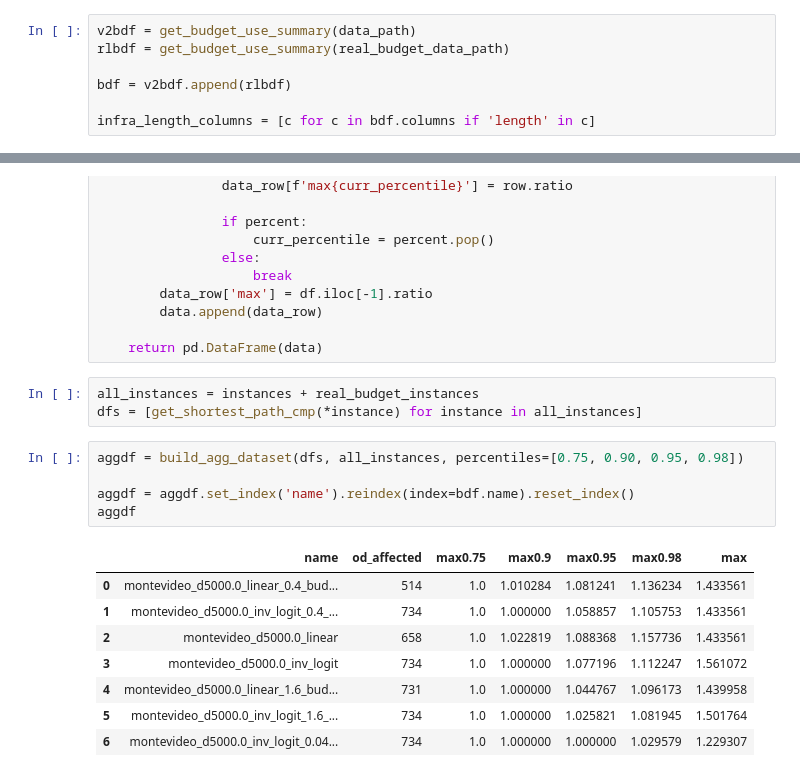
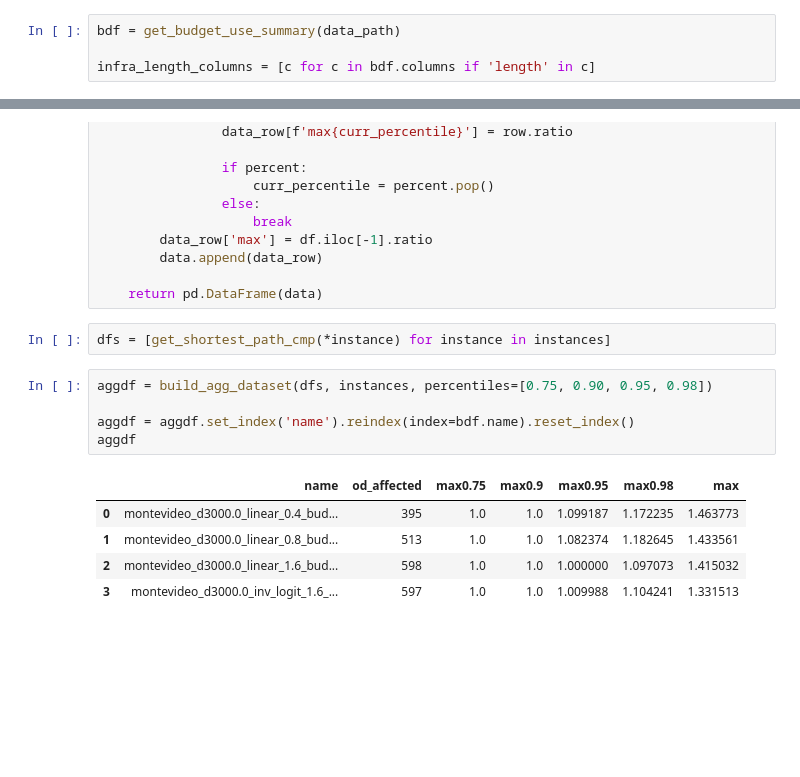
Before and after one commit to joaquinco/bicycle-network-design, a Jupyter notebook: notebooks/Montevideo.ipynb, the cells around one changed output, grey strips where cells are left out. Saved outputs shown, nothing was run; the diff lists cells and outputs as text; blank space fills up the shorter version.

```diff
--- a/notebooks/Montevideo.ipynb
+++ b/notebooks/Montevideo.ipynb
@@ -110,10 +116,7 @@ def get_budget_use_summary(data_path):
 
     return df
 # %%
-v2bdf = get_budget_use_summary(data_path)
-rlbdf = get_budget_use_summary(real_budget_data_path)
-
-bdf = v2bdf.append(rlbdf)
+bdf = get_budget_use_summary(data_path)
 
 infra_length_columns = [c for c in bdf.columns if 'length' in c]
 # %%
@@ -200,19 +200,15 @@ def build_agg_dataset(dfs, instances, percentiles=[0.75, 0.9]):
 
     return pd.DataFrame(data)
 # %%
-all_instances = instances + real_budget_instances
-dfs = [get_shortest_path_cmp(*instance) for instance in all_instances]
+dfs = [get_shortest_path_cmp(*instance) for instance in instances]
 # %%
-aggdf = build_agg_dataset(dfs, all_instances, percentiles=[0.75, 0.90, 0.95, 0.98])
+aggdf = build_agg_dataset(dfs, instances, percentiles=[0.75, 0.90, 0.95, 0.98])
 
 aggdf = aggdf.set_index('name').reindex(index=bdf.name).reset_index()
 aggdf
 # %% [output]
 |  | name | od_affected | max0.75 | max0.9 | max0.95 | max0.98 | max |
-| 0 | montevideo_d5000.0_linear_0.4_bud... | 514 | 1.0 | 1.010284 | 1.081241 | 1.136234 | 1.433561 |
-| 1 | montevideo_d5000.0_inv_logit_0.4_... | 734 | 1.0 | 1.000000 | 1.058857 | 1.105753 | 1.433561 |
-| 2 | montevideo_d5000.0_linear | 658 | 1.0 | 1.022819 | 1.088368 | 1.157736 | 1.433561 |
-| 3 | montevideo_d5000.0_inv_logit | 734 | 1.0 | 1.000000 | 1.077196 | 1.112247 | 1.561072 |
-| 4 | montevideo_d5000.0_linear_1.6_bud... | 731 | 1.0 | 1.000000 | 1.044767 | 1.096173 | 1.439958 |
-| 5 | montevideo_d5000.0_inv_logit_1.6_... | 734 | 1.0 | 1.000000 | 1.025821 | 1.081945 | 1.501764 |
-| 6 | montevideo_d5000.0_inv_logit_0.04... | 734 | 1.0 | 1.000000 | 1.000000 | 1.029579 | 1.229307 |
+| 0 | montevideo_d3000.0_linear_0.4_bud... | 395 | 1.0 | 1.0 | 1.099187 | 1.172235 | 1.463773 |
+| 1 | montevideo_d3000.0_linear_0.8_bud... | 513 | 1.0 | 1.0 | 1.082374 | 1.182645 | 1.433561 |
+| 2 | montevideo_d3000.0_linear_1.6_bud... | 598 | 1.0 | 1.0 | 1.000000 | 1.097073 | 1.415032 |
+| 3 | montevideo_d3000.0_inv_logit_1.6_... | 597 | 1.0 | 1.0 | 1.009988 | 1.104241 | 1.331513 |
```
Also changed, not shown: parts of 10 cells of this notebook, 2 other files.
